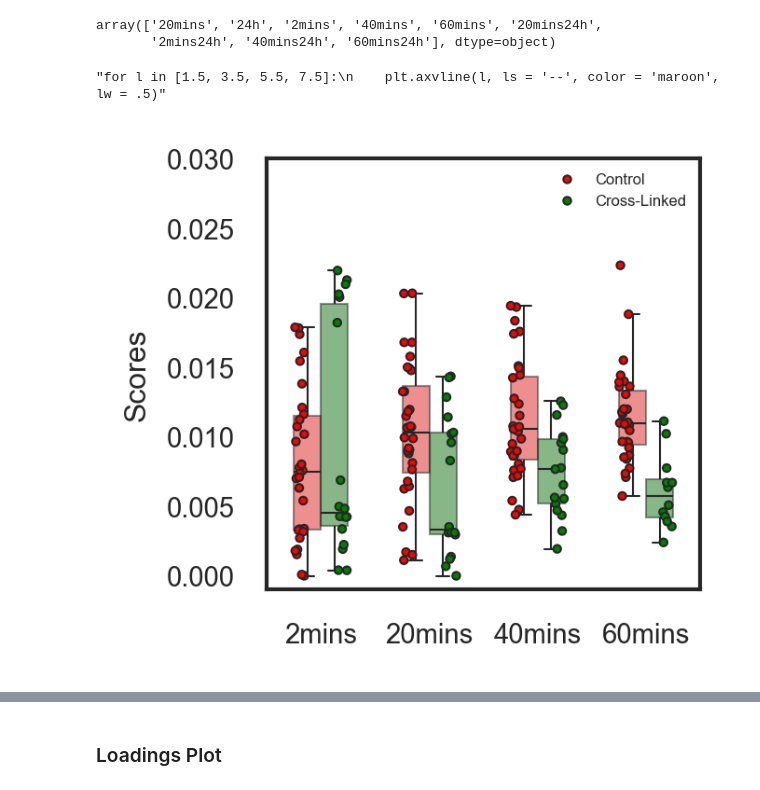
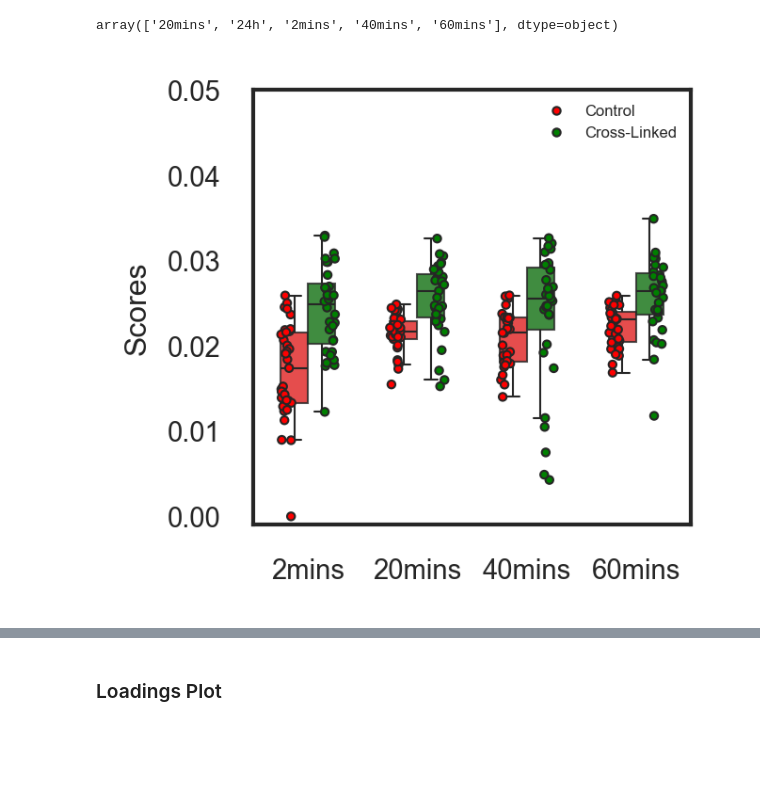
Before and after one commit to bunmiadejimi/Raman_Collagen, a Jupyter notebook: MCR_Stats.ipynb, the cells around one changed output, grey strips where cells are left out. Drawn from its saved outputs; the diff is of its cells as text; code cells hidden in the pictures; blank space fills up the shorter version.

```diff
--- a/MCR_Stats.ipynb
+++ b/MCR_Stats.ipynb
@@ -9,7 +9,7 @@ import seaborn as sns
 # %%
 #df = pd.read_csv('c:\\Users\\oadeji01\\OneDrive - Tufts\\Bunmi - NavehLab-01\\Raman_Bunmi\\Master_Data\\MCR\\Phe_CvT\\Para_Scores.csv')#, sheet_name = "Sheet1")
 #MCR_CtrlvTrt\\Para_Scores_Summary.xlsx
-#df = pd.read_excel('c:\\Users\\oadeji01\\OneDrive - Tufts\\Bunmi - NavehLab-01\\Raman_Bunmi\\Master_Data\\MCR\\Phe_CvT\\Orth_Scores_Ldgs.xlsx', sheet_name='Scores')
-df = pd.read_excel('c:\\Users\\oadeji01\\OneDrive - Tufts\\Bunmi - NavehLab-01\\Raman_Bunmi\\Master_Data\\MCR\\Phe_CvT\\Para_Scores.xlsx', sheet_name='Sheet1')
+df = pd.read_excel('c:\\Users\\oadeji01\\OneDrive - Tufts\\Bunmi - NavehLab-01\\Raman_Bunmi\\Master_Data\\MCR\\Phe_CvT\\Orth_Scores_Ldgs.xlsx', sheet_name='Scores')
+#df = pd.read_excel('c:\\Users\\oadeji01\\OneDrive - Tufts\\Bunmi - NavehLab-01\\Raman_Bunmi\\Master_Data\\MCR\\Phe_CvT\\Para_Scores.xlsx', sheet_name='Sheet1')
 df.head()
 # %% [output]
@@ -52,53 +52,66 @@ stat_results#.head()
 # %%
 df['trt_time'].unique()
 # %% [output]
-array(['20mins', '24h', '2mins', '40mins', '60mins', '20mins24h',
-       '2mins24h', '40mins24h', '60mins24h'], dtype=object)
+array(['20mins', '24h', '2mins', '40mins', '60mins'], dtype=object)
 # %%
 #df[df['trt_time'].isin(['2mins', '20mins', '40mins', '60mins'])]
 sns.set_theme(context = 'paper', font_scale = .8, style = 'white', rc={"patch.linewidth": 1.0})
 plt.figure(figsize = (2, 2), dpi = 300);
 sns.boxplot(
     x = 'trt_time',
-    y = 'Scores on Comp 2 (16.16%)',
+    y = 'Scores on Comp 3 (52.75%)',
     data = df,
     hue = 'sample1',
     order = ['2mins', '20mins','40mins', '60mins'],
        linewidth = .5,
        dodge=True,
        palette = ['red','green'],
        width = .5,
     showfliers = False,
-    boxprops=dict(alpha=0.5),
+    boxprops=dict(alpha=0.8),
     legend = False
     #fill = False
 );
+'''sns.barplot(
+    x = 'trt_time',
+    y = 'Scores on Comp 2 (16.16%)',
+    data = df,
+    hue = 'sample1',
+    order = ['2mins', '20mins','40mins', '60mins'],
+       palette = ['red','green'],
+       width = .5,
+    legend = False,
+    estimator = 'mean',
+    errorbar = 'sd',
+    capsize = 1, errwidth=1
+    #fill = False
+);'''
 sns.stripplot(
     x = 'trt_time',
-    y = 'Scores on Comp 2 (16.16%)',
+    y = 'Scores on Comp 3 (52.75%)',
     data = df,
     hue = 'sample1',
     order = ['2mins', '20mins','40mins', '60mins'],
        linewidth = .5,
        dodge=True,
        palette = ['red','green'],
     size = 2,
 );
 plt.xlabel('')
 plt.ylabel('MCR Concentration (a.u.)')
 plt.legend(title = '', frameon = False, fontsize = 4)#, labels=['Control', 'Cross-Linked']
-plt.ylim(-0.001, .03)
+plt.ylim(-0.001, .05)
 
 
 #plt.xticks([0.3])
 #ax.set_xticks(positions)
 plt.ylabel('Scores');
 #plt.axvline(-0.25)
 '''for l in [1.5, 3.5, 5.5, 7.5]:
     plt.axvline(l, ls = '--', color = 'maroon', lw = .5)'''
+plt.savefig(f'C:\\Users\\oadeji01\\OneDrive - Tufts\\Bunmi - NavehLab-01\\Reports\\Paper\\Figures\\MCR_Scores_Orth.tif', dpi = 600, bbox_inches='tight')
 # %% [output]
-"for l in [1.5, 3.5, 5.5, 7.5]:\n    plt.axvline(l, ls = '--', color = 'maroon', lw = .5)"
-[figure, old version]
+[figure, new version]
 # %%
 # for unequal variances
 import pingouin as pg
```
Also changed, not shown: parts of 6 cells of this notebook.
